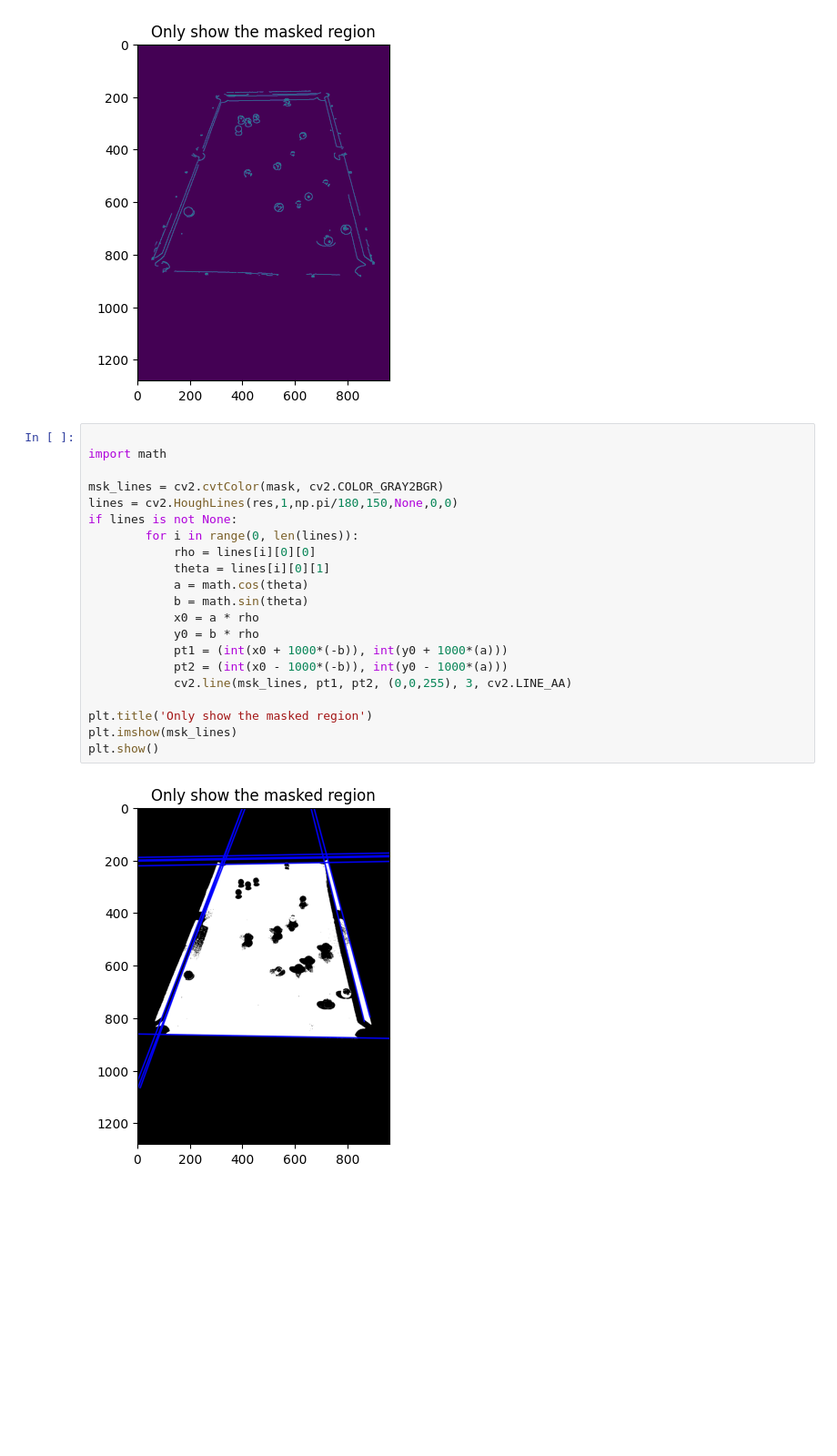
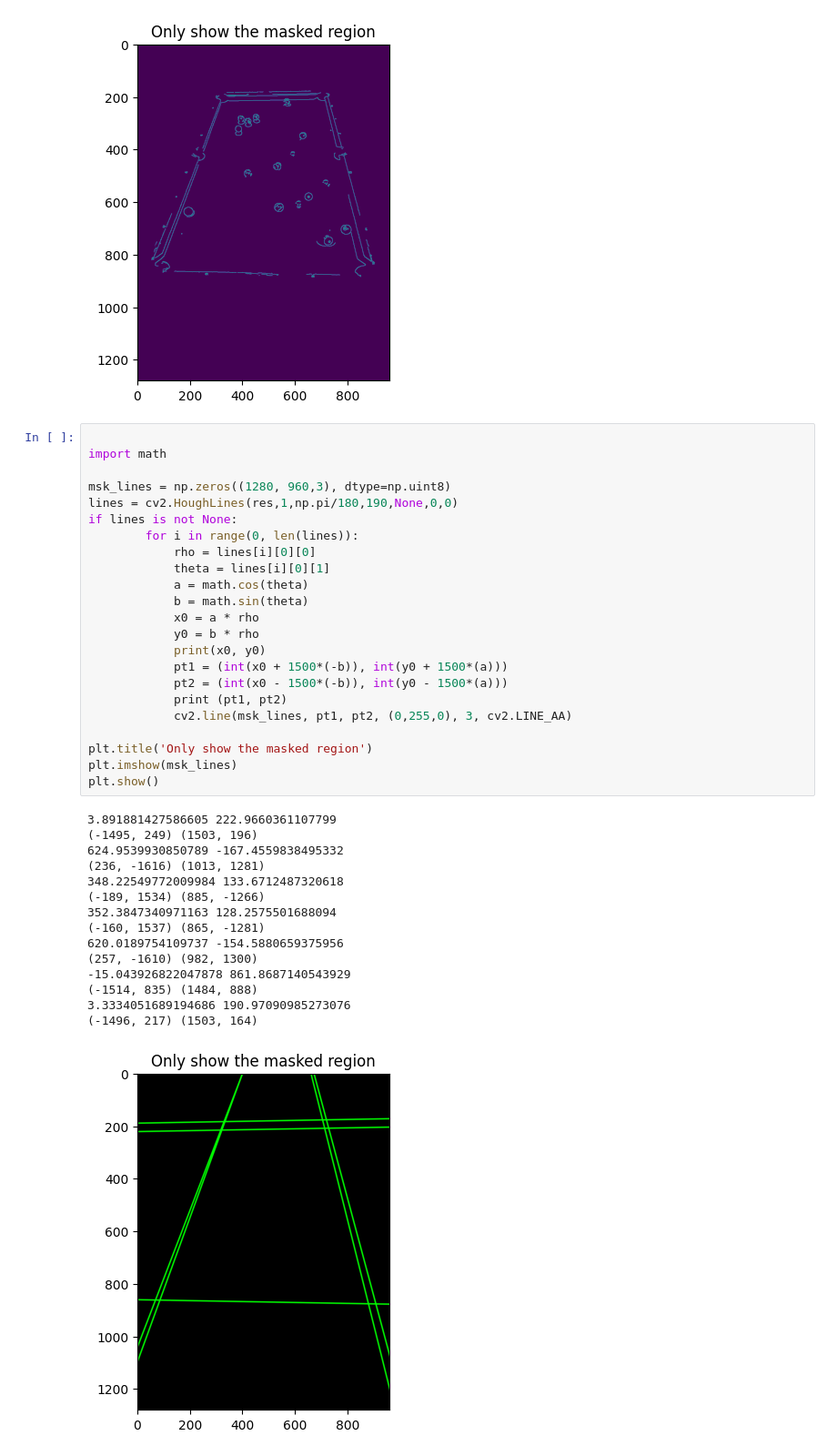
Before and after one commit to bennibbelink/cs766-final-project, a Jupyter notebook: pool_table.ipynb, the cells around one changed output. Shown at 91% size. Drawn from its saved outputs; the diff is of its cells as text; blank space fills up the shorter version.

```diff
--- a/pool_table.ipynb
+++ b/pool_table.ipynb
@@ -42,23 +42,39 @@ plt.show()
 # %%
 
 import math
 
-msk_lines = cv2.cvtColor(mask, cv2.COLOR_GRAY2BGR)
-lines = cv2.HoughLines(res,1,np.pi/180,150,None,0,0)
+msk_lines = np.zeros((1280, 960,3), dtype=np.uint8)
+lines = cv2.HoughLines(res,1,np.pi/180,190,None,0,0)
 if lines is not None:
         for i in range(0, len(lines)):
             rho = lines[i][0][0]
             theta = lines[i][0][1]
             a = math.cos(theta)
             b = math.sin(theta)
             x0 = a * rho
             y0 = b * rho
-            pt1 = (int(x0 + 1000*(-b)), int(y0 + 1000*(a)))
-            pt2 = (int(x0 - 1000*(-b)), int(y0 - 1000*(a)))
-            cv2.line(msk_lines, pt1, pt2, (0,0,255), 3, cv2.LINE_AA)
+            print(x0, y0)
+            pt1 = (int(x0 + 1500*(-b)), int(y0 + 1500*(a)))
+            pt2 = (int(x0 - 1500*(-b)), int(y0 - 1500*(a)))
+            print (pt1, pt2)
+            cv2.line(msk_lines, pt1, pt2, (0,255,0), 3, cv2.LINE_AA)
 
 plt.title('Only show the masked region')
 plt.imshow(msk_lines)
 plt.show()
 # %% [output]
+3.891881427586605 222.9660361107799
+(-1495, 249) (1503, 196)
+624.9539930850789 -167.4559838495332
+(236, -1616) (1013, 1281)
+348.22549772009984 133.6712487320618
+(-189, 1534) (885, -1266)
+352.3847340971163 128.2575501688094
+(-160, 1537) (865, -1281)
+620.0189754109737 -154.5880659375956
+(257, -1610) (982, 1300)
+-15.043926822047878 861.8687140543929
+(-1514, 835) (1484, 888)
+3.3334051689194686 190.97090985273076
+(-1496, 217) (1503, 164)
-[figure, old version]
+[figure, new version]
```
Also changed, not shown: parts of 3 cells of this notebook.
